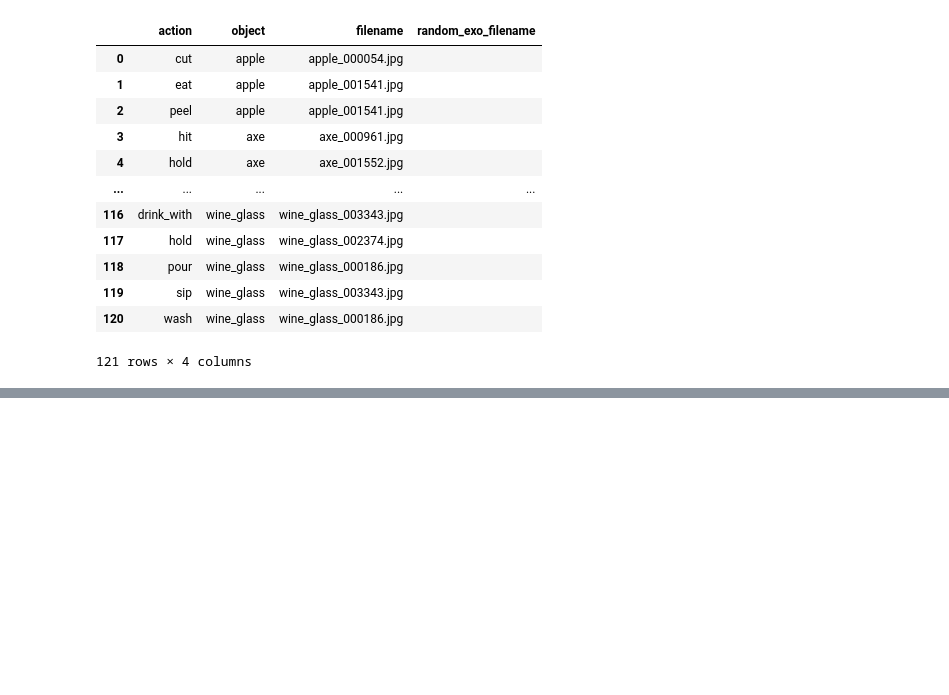
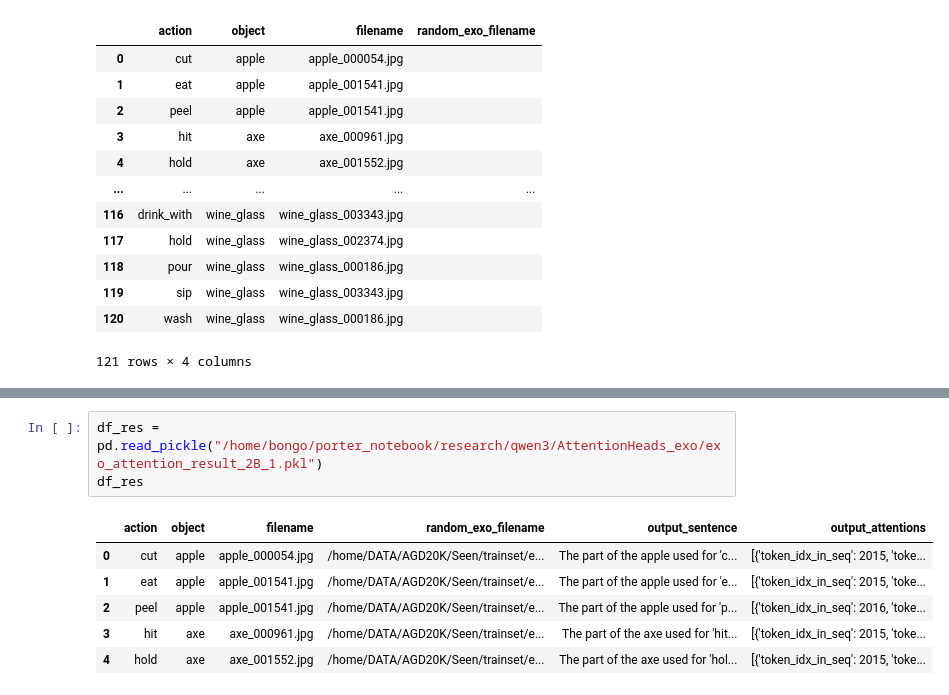
Before and after one commit to DrFirstLee/qwen3_AG, a Jupyter notebook: AttentionHeads_exo/selecting_random_exo.ipynb, the cells around one changed output, grey strips where cells are left out. Drawn from its saved outputs; the diff is of its cells as text; blank space fills up the shorter version.

```diff
--- a/AttentionHeads_exo/selecting_random_exo.ipynb
+++ b/AttentionHeads_exo/selecting_random_exo.ipynb
@@ -120,3 +146,13 @@ hold_wine_glass, /home/DATA/AGD20K/Seen/trainset/exocentric/hold/wine_glass/hold
 pour_wine_glass, /home/DATA/AGD20K/Seen/trainset/exocentric/pour/wine_glass/pour_wine glass_006443.jpg
 sip_wine_glass, /home/DATA/AGD20K/Seen/trainset/exocentric/sip/wine_glass/sip_wine_glass_003486.jpg
 wash_wine_glass, /home/DATA/AGD20K/Seen/trainset/exocentric/wash/wine_glass/wash_wine_glass_005926.jpg
+# %%
+df_res = pd.read_pickle("/home/bongo/porter_notebook/research/qwen3/AttentionHeads_exo/exo_attention_result_2B_1.pkl")
+df_res
+# %% [output]
+|  | action | object | filename | random_exo_filename | output_sentence | output_attentions |
+| 0 | cut | apple | apple_000054.jpg | /home/DATA/AGD20K/Seen/trainset/e... | The part of the apple used for 'c... | [{'token_idx_in_seq': 2015, 'toke... |
+| 1 | eat | apple | apple_001541.jpg | /home/DATA/AGD20K/Seen/trainset/e... | The part of the apple used for 'e... | [{'token_idx_in_seq': 2015, 'toke... |
+| 2 | peel | apple | apple_001541.jpg | /home/DATA/AGD20K/Seen/trainset/e... | The part of the apple used for 'p... | [{'token_idx_in_seq': 2016, 'toke... |
+| 3 | hit | axe | axe_000961.jpg | /home/DATA/AGD20K/Seen/trainset/e... | The part of the axe used for 'hit... | [{'token_idx_in_seq': 2015, 'toke... |
+| 4 | hold | axe | axe_001552.jpg | /home/DATA/AGD20K/Seen/trainset/e... | The part of the axe used for 'hol... | [{'token_idx_in_seq': 2015, 'toke... |
```
Also changed, not shown: parts of 5 cells of this notebook, 8 other files.
